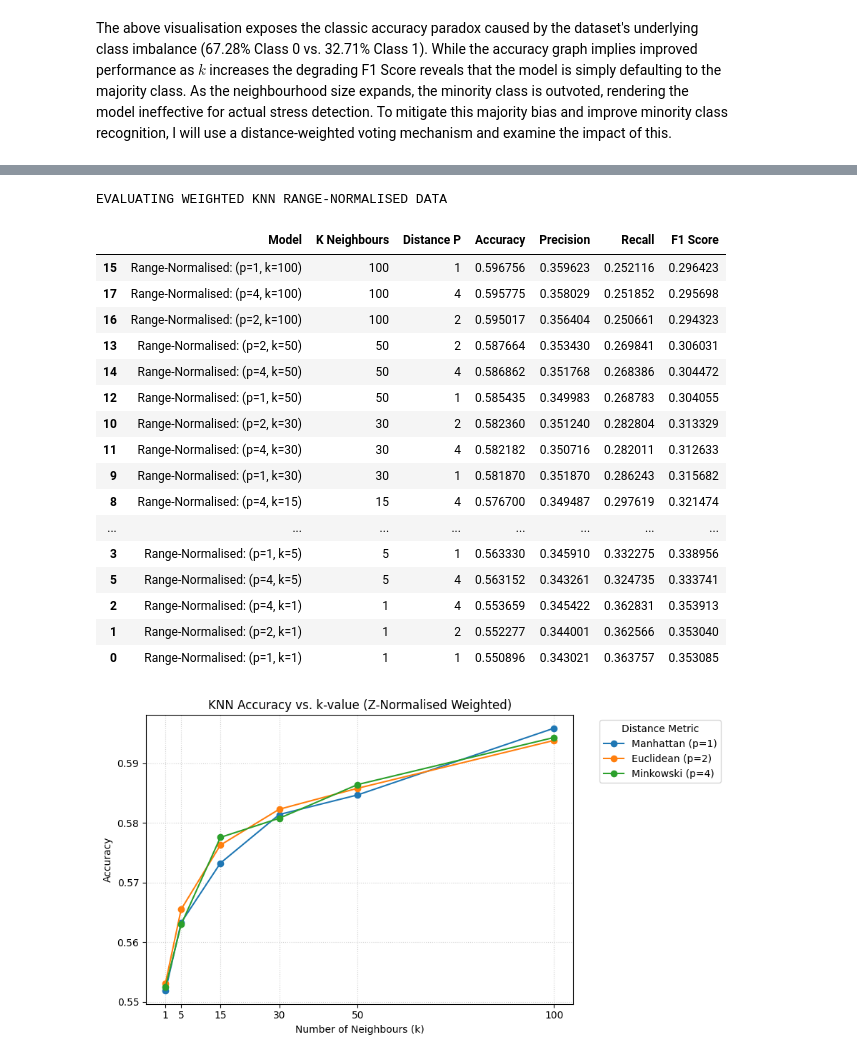
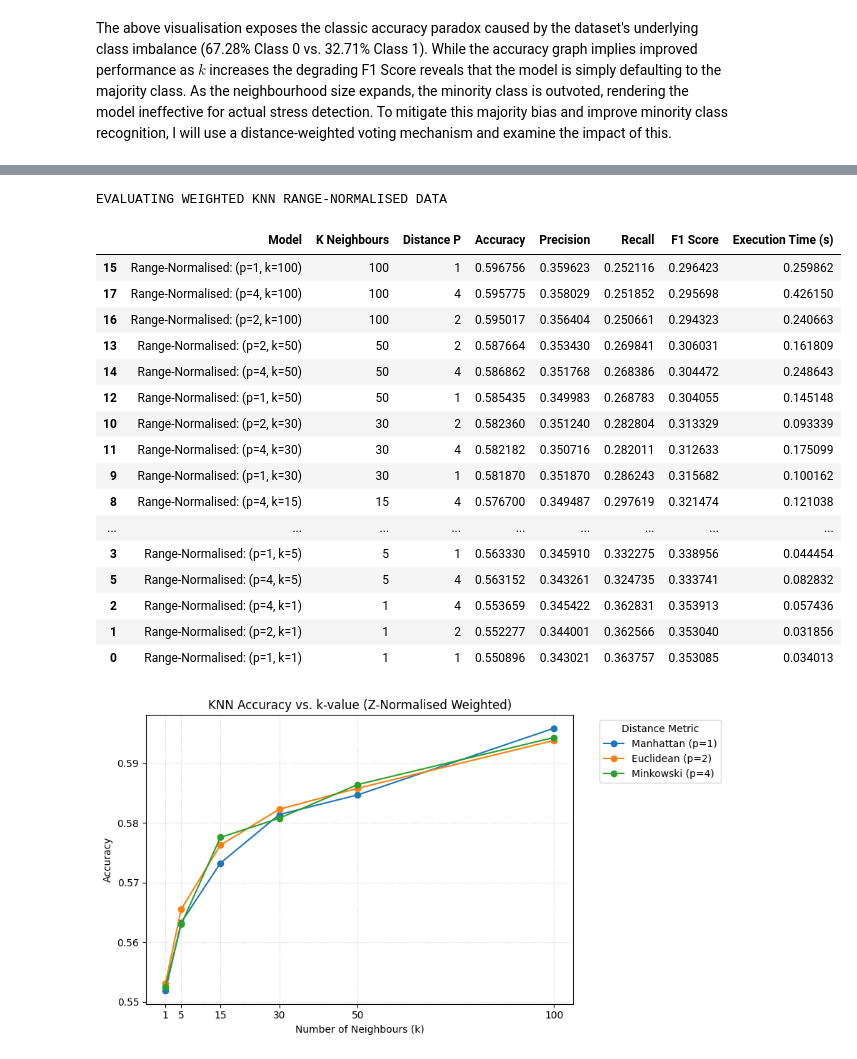
Before and after one commit to jackjulianhickey/machine_learning, a Jupyter notebook: src/assignment_01.ipynb, the cells around one changed output, grey strips where cells are left out. Saved outputs shown, nothing was run; the diff lists cells and outputs as text; code cells hidden in the pictures.

```diff
--- a/src/assignment_01.ipynb
+++ b/src/assignment_01.ipynb
@@ -446,31 +458,31 @@ EVALUATING WEIGHTED KNN Z-NORMALISED DATA
 # %%
 print("EVALUATING WEIGHTED KNN RANGE-NORMALISED DATA")
 
 range_normalised_weighted_knn_results_list = knn_evaluate(model_details="Range-Normalised", X_train=X_train_minmax, X_test=X_test_minmax, weight='distance')
 range_normalised_weighted_knn_results_df = pd.DataFrame(range_normalised_weighted_knn_results_list)
 
 display(range_normalised_weighted_knn_results_df.sort_values(by='Accuracy', ascending=False)[
-    ['Model', 'K Neighbours', 'Distance P','Accuracy', 'Precision', 'Recall', 'F1 Score']
+    ['Model', 'K Neighbours', 'Distance P','Accuracy', 'Precision', 'Recall', 'F1 Score', 'Execution Time (s)']
 ])
 # %% [output]
 EVALUATING WEIGHTED KNN RANGE-NORMALISED DATA
-|  | Model | K Neighbours | Distance P | Accuracy | Precision | Recall | F1 Score |
-| 15 | Range-Normalised: (p=1, k=100) | 100 | 1 | 0.596756 | 0.359623 | 0.252116 | 0.296423 |
-| 17 | Range-Normalised: (p=4, k=100) | 100 | 4 | 0.595775 | 0.358029 | 0.251852 | 0.295698 |
-| 16 | Range-Normalised: (p=2, k=100) | 100 | 2 | 0.595017 | 0.356404 | 0.250661 | 0.294323 |
-| 13 | Range-Normalised: (p=2, k=50) | 50 | 2 | 0.587664 | 0.353430 | 0.269841 | 0.306031 |
-| 14 | Range-Normalised: (p=4, k=50) | 50 | 4 | 0.586862 | 0.351768 | 0.268386 | 0.304472 |
-| 12 | Range-Normalised: (p=1, k=50) | 50 | 1 | 0.585435 | 0.349983 | 0.268783 | 0.304055 |
-| 10 | Range-Normalised: (p=2, k=30) | 30 | 2 | 0.582360 | 0.351240 | 0.282804 | 0.313329 |
-| 11 | Range-Normalised: (p=4, k=30) | 30 | 4 | 0.582182 | 0.350716 | 0.282011 | 0.312633 |
-| 9 | Range-Normalised: (p=1, k=30) | 30 | 1 | 0.581870 | 0.351870 | 0.286243 | 0.315682 |
-| 8 | Range-Normalised: (p=4, k=15) | 15 | 4 | 0.576700 | 0.349487 | 0.297619 | 0.321474 |
-| ... | ... | ... | ... | ... | ... | ... | ... |
-| 3 | Range-Normalised: (p=1, k=5) | 5 | 1 | 0.563330 | 0.345910 | 0.332275 | 0.338956 |
-| 5 | Range-Normalised: (p=4, k=5) | 5 | 4 | 0.563152 | 0.343261 | 0.324735 | 0.333741 |
-| 2 | Range-Normalised: (p=4, k=1) | 1 | 4 | 0.553659 | 0.345422 | 0.362831 | 0.353913 |
-| 1 | Range-Normalised: (p=2, k=1) | 1 | 2 | 0.552277 | 0.344001 | 0.362566 | 0.353040 |
-| 0 | Range-Normalised: (p=1, k=1) | 1 | 1 | 0.550896 | 0.343021 | 0.363757 | 0.353085 |
+|  | Model | K Neighbours | Distance P | Accuracy | Precision | Recall | F1 Score | Execution Time (s) |
+| 15 | Range-Normalised: (p=1, k=100) | 100 | 1 | 0.596756 | 0.359623 | 0.252116 | 0.296423 | 0.259862 |
+| 17 | Range-Normalised: (p=4, k=100) | 100 | 4 | 0.595775 | 0.358029 | 0.251852 | 0.295698 | 0.426150 |
+| 16 | Range-Normalised: (p=2, k=100) | 100 | 2 | 0.595017 | 0.356404 | 0.250661 | 0.294323 | 0.240663 |
+| 13 | Range-Normalised: (p=2, k=50) | 50 | 2 | 0.587664 | 0.353430 | 0.269841 | 0.306031 | 0.161809 |
+| 14 | Range-Normalised: (p=4, k=50) | 50 | 4 | 0.586862 | 0.351768 | 0.268386 | 0.304472 | 0.248643 |
+| 12 | Range-Normalised: (p=1, k=50) | 50 | 1 | 0.585435 | 0.349983 | 0.268783 | 0.304055 | 0.145148 |
+| 10 | Range-Normalised: (p=2, k=30) | 30 | 2 | 0.582360 | 0.351240 | 0.282804 | 0.313329 | 0.093339 |
+| 11 | Range-Normalised: (p=4, k=30) | 30 | 4 | 0.582182 | 0.350716 | 0.282011 | 0.312633 | 0.175099 |
+| 9 | Range-Normalised: (p=1, k=30) | 30 | 1 | 0.581870 | 0.351870 | 0.286243 | 0.315682 | 0.100162 |
+| 8 | Range-Normalised: (p=4, k=15) | 15 | 4 | 0.576700 | 0.349487 | 0.297619 | 0.321474 | 0.121038 |
+| ... | ... | ... | ... | ... | ... | ... | ... | ... |
+| 3 | Range-Normalised: (p=1, k=5) | 5 | 1 | 0.563330 | 0.345910 | 0.332275 | 0.338956 | 0.044454 |
+| 5 | Range-Normalised: (p=4, k=5) | 5 | 4 | 0.563152 | 0.343261 | 0.324735 | 0.333741 | 0.082832 |
+| 2 | Range-Normalised: (p=4, k=1) | 1 | 4 | 0.553659 | 0.345422 | 0.362831 | 0.353913 | 0.057436 |
+| 1 | Range-Normalised: (p=2, k=1) | 1 | 2 | 0.552277 | 0.344001 | 0.362566 | 0.353040 | 0.031856 |
+| 0 | Range-Normalised: (p=1, k=1) | 1 | 1 | 0.550896 | 0.343021 | 0.363757 | 0.353085 | 0.034013 |
 # %%
 knn_display_accuracy(z_normalised_weighted_knn_results_df, "KNN Accuracy vs. k-value (Z-Normalised Weighted)")
 # %% [output]
```
Also changed, not shown: parts of 23 cells of this notebook, 2 other files.
